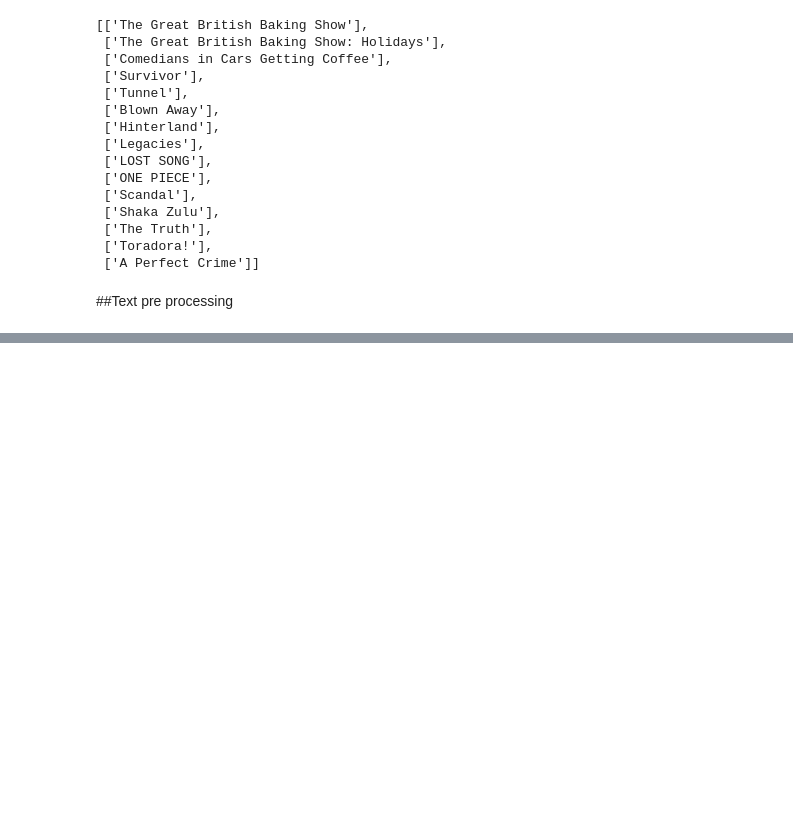
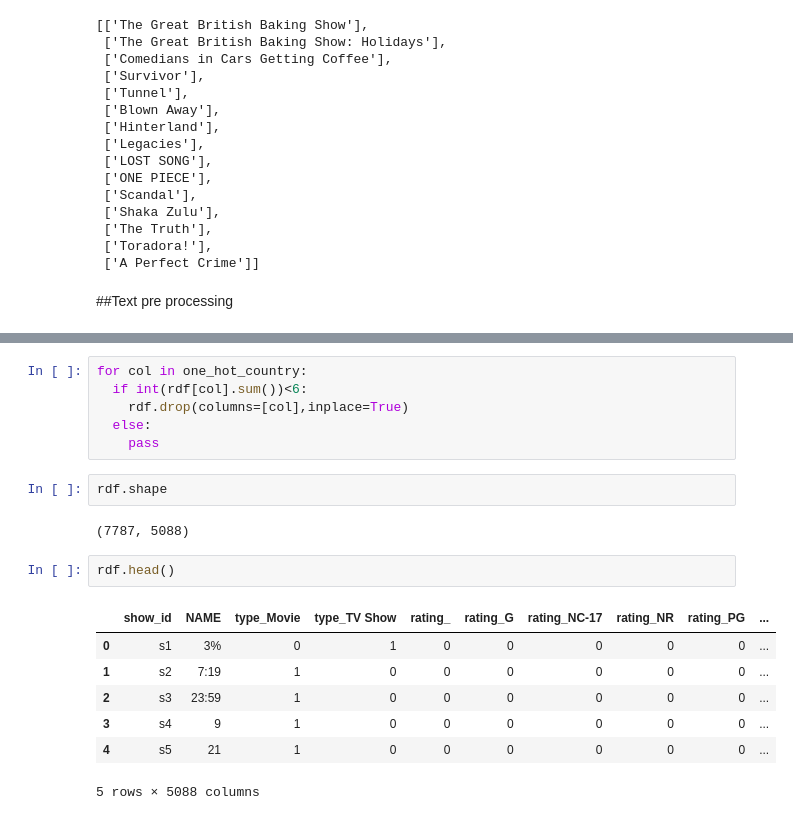
Before and after one commit to Aashishc-prog/NETFLIX_Recommender_system, a Jupyter notebook: Capstone_Netflix_Recommender_system.ipynb, the cells around one changed output, grey strips where cells are left out. Cells and saved outputs as stored; diff of their text form; blank space fills up the shorter version.

```diff
--- a/Capstone_Netflix_Recommender_system.ipynb
+++ b/Capstone_Netflix_Recommender_system.ipynb
@@ -724,0 +876,20 @@ Recommended Movies are:
+# %%
+for col in one_hot_country:
+  if int(rdf[col].sum())<6:
+    rdf.drop(columns=[col],inplace=True)
+  else:
+    pass
+# %%
+rdf.shape
+# %% [output]
+(7787, 5088)
+# %%
+rdf.head()
+# %% [output]
+|  | show_id | NAME | type_Movie | type_TV Show | rating_ | rating_G | rating_NC-17 | rating_NR | rating_PG | ... |
+| 0 | s1 | 3% | 0 | 1 | 0 | 0 | 0 | 0 | 0 | ... |
+| 1 | s2 | 7:19 | 1 | 0 | 0 | 0 | 0 | 0 | 0 | ... |
+| 2 | s3 | 23:59 | 1 | 0 | 0 | 0 | 0 | 0 | 0 | ... |
+| 3 | s4 | 9 | 1 | 0 | 0 | 0 | 0 | 0 | 0 | ... |
+| 4 | s5 | 21 | 1 | 0 | 0 | 0 | 0 | 0 | 0 | ... |
+5 rows × 5088 columns
```
Also changed, not shown: parts of 26 cells of this notebook.
